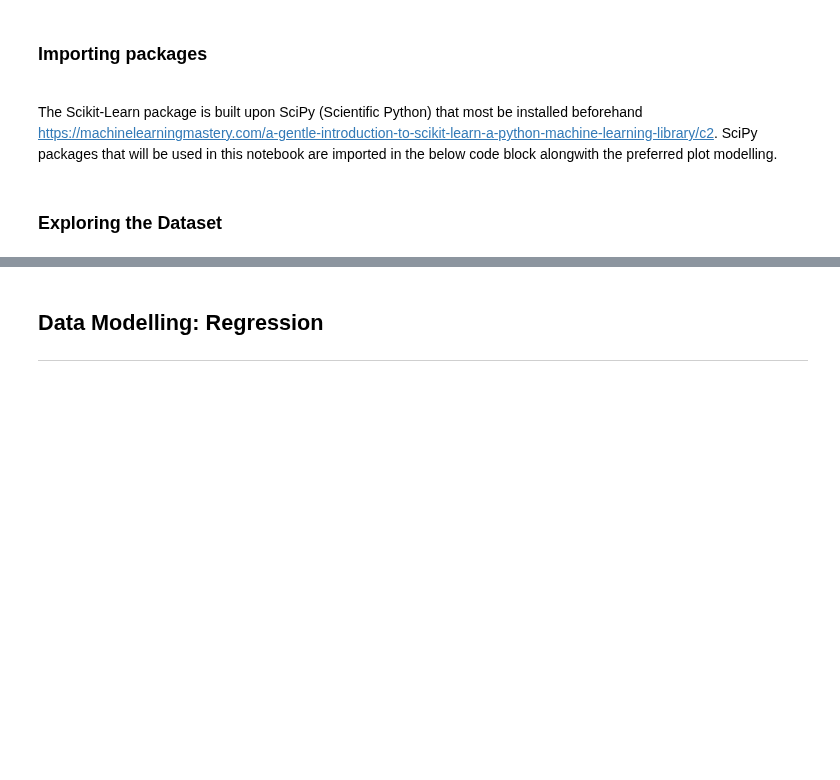
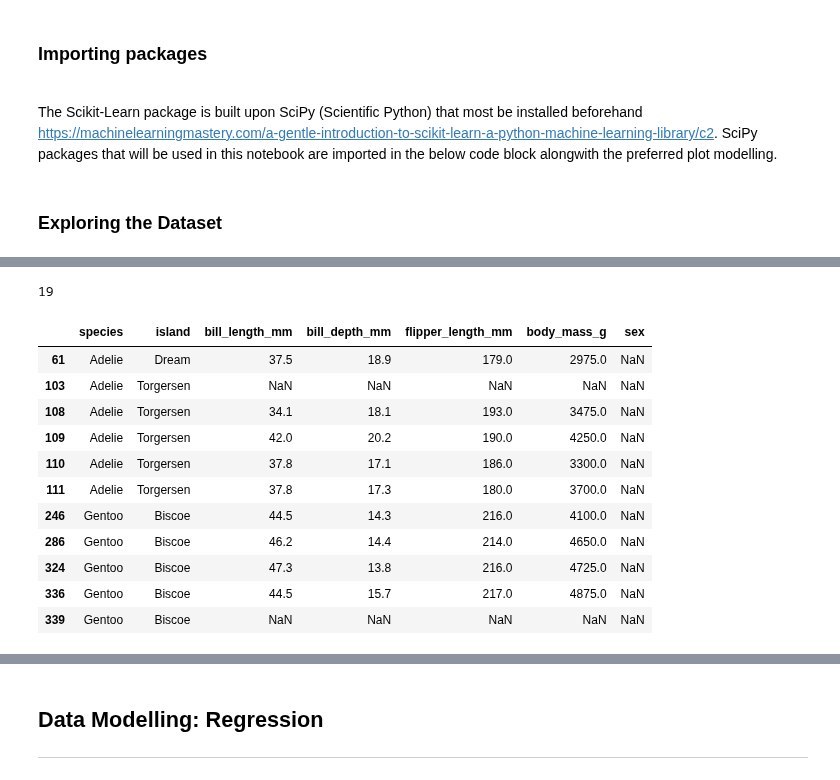
Before and after one commit to martinaobrien/machine-learning-and-statistics-assessment, a Jupyter notebook: Scikit-Learn-Jupyter-Notebook.ipynb, the cells around one changed output, grey strips where cells are left out. Saved outputs shown, nothing was run; the diff lists cells and outputs as text; code cells hidden in the pictures; blank space fills up the shorter version.

```diff
--- a/Scikit-Learn-Jupyter-Notebook.ipynb
+++ b/Scikit-Learn-Jupyter-Notebook.ipynb
@@ -58,0 +204,24 @@ plt.style.use('ggplot')
+# %%
+df.isnull().sum().sum() #https://chartio.com/resources/tutorials/how-to-check-if-any-value-is-nan-in-a-pandas-dataframe/
+# %% [output]
+19
+# %%
+# creating bool series True for NaN values https://www.geeksforgeeks.org/working-with-missing-data-in-pandas/
+bool_series = pd.isnull(df["sex"])
+
+# filtering data
+# displaying data only with Gender = NaN
+df[bool_series]
+# %% [output]
+|  | species | island | bill_length_mm | bill_depth_mm | flipper_length_mm | body_mass_g | sex |
+| 61 | Adelie | Dream | 37.5 | 18.9 | 179.0 | 2975.0 | NaN |
+| 103 | Adelie | Torgersen | NaN | NaN | NaN | NaN | NaN |
+| 108 | Adelie | Torgersen | 34.1 | 18.1 | 193.0 | 3475.0 | NaN |
+| 109 | Adelie | Torgersen | 42.0 | 20.2 | 190.0 | 4250.0 | NaN |
+| 110 | Adelie | Torgersen | 37.8 | 17.1 | 186.0 | 3300.0 | NaN |
+| 111 | Adelie | Torgersen | 37.8 | 17.3 | 180.0 | 3700.0 | NaN |
+| 246 | Gentoo | Biscoe | 44.5 | 14.3 | 216.0 | 4100.0 | NaN |
+| 286 | Gentoo | Biscoe | 46.2 | 14.4 | 214.0 | 4650.0 | NaN |
+| 324 | Gentoo | Biscoe | 47.3 | 13.8 | 216.0 | 4725.0 | NaN |
+| 336 | Gentoo | Biscoe | 44.5 | 15.7 | 217.0 | 4875.0 | NaN |
+| 339 | Gentoo | Biscoe | NaN | NaN | NaN | NaN | NaN |
```
Also changed, not shown: parts of 62 cells of this notebook.
